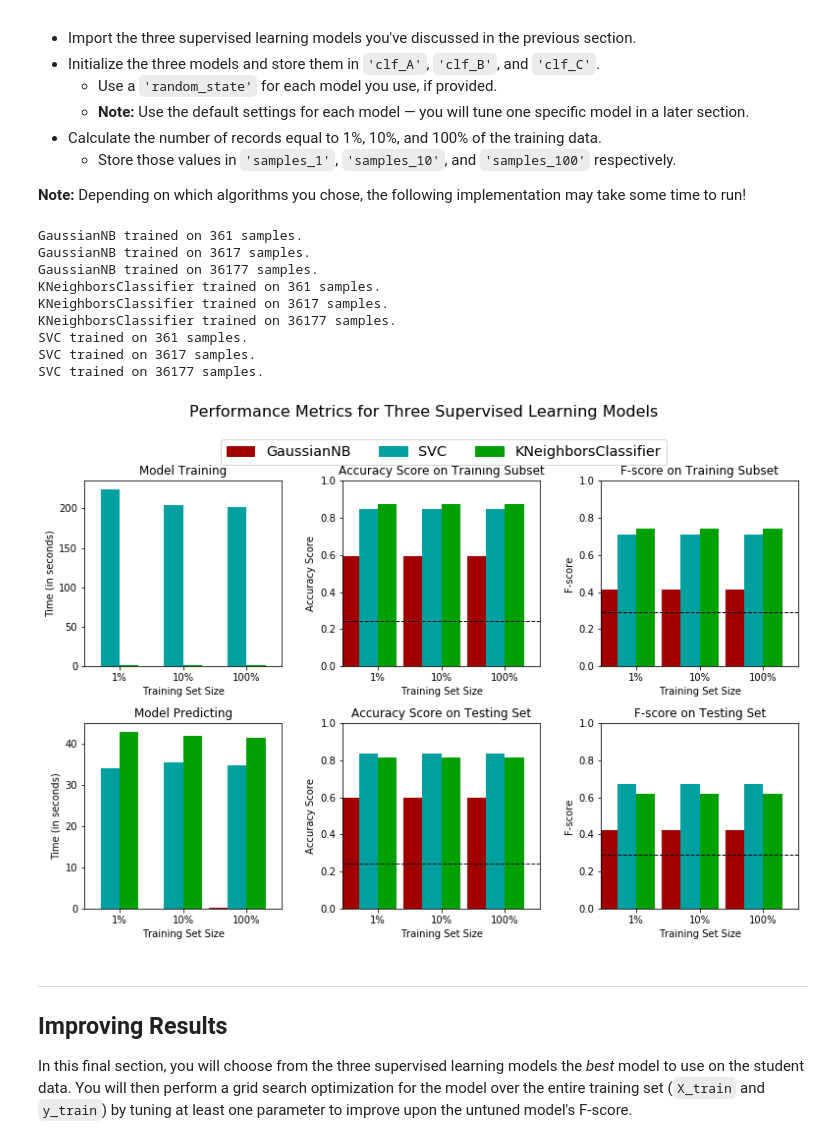
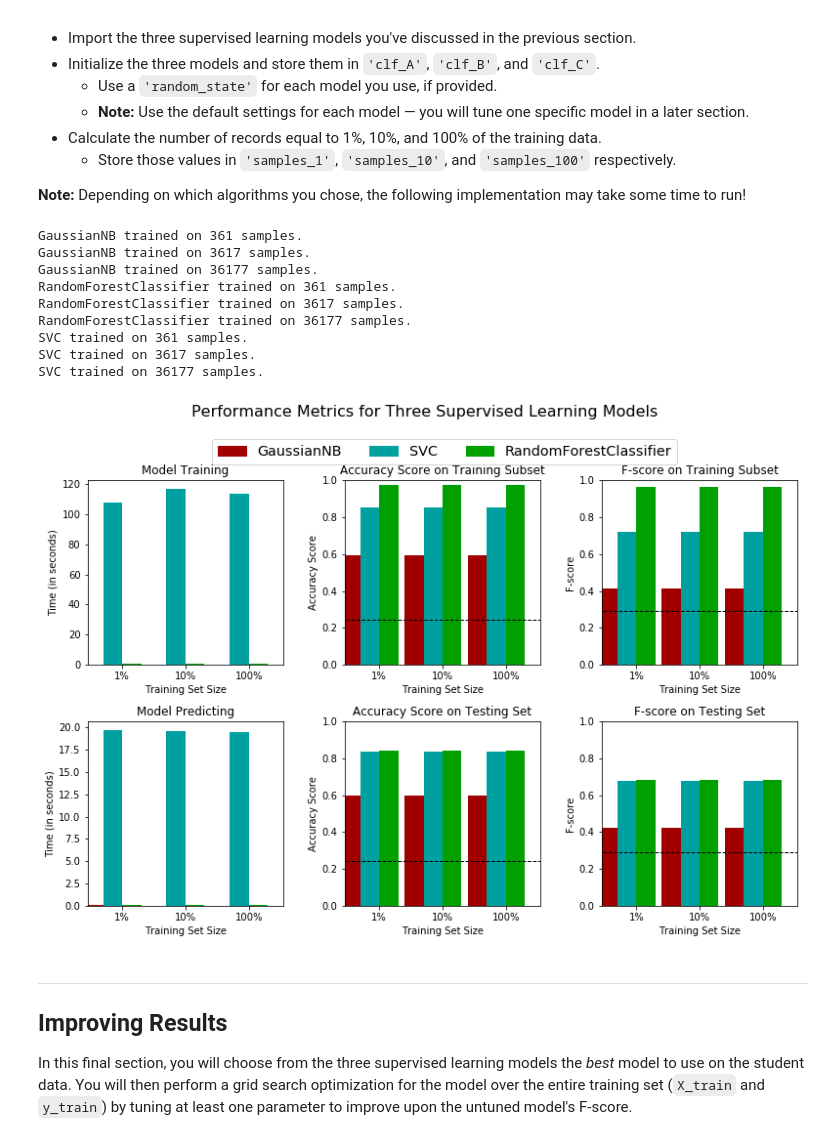
Before and after one commit to edantonio505/finding_donors, a Jupyter notebook: finding_donors.ipynb, the cells around one changed output. Cells and saved outputs as stored; diff of their text form; code cells hidden in the pictures.

```diff
--- a/finding_donors.ipynb
+++ b/finding_donors.ipynb
@@ -428,44 +430,44 @@ In the code cell, you will need to implement the following:
 # %%
 # TODO: Import the three supervised learning models from sklearn
 from sklearn.naive_bayes import GaussianNB
-from sklearn.neighbors import KNeighborsClassifier
 from sklearn import svm
+from sklearn.ensemble import RandomForestClassifier
 
 # TODO: Initialize the three models
 clf_A = GaussianNB()
-clf_B = KNeighborsClassifier(n_neighbors=3)
+clf_B = RandomForestClassifier(random_state = 42)
 clf_C = svm.SVC(random_state = 42)
 
 # TODO: Calculate the number of samples for 1%, 10%, and 100% of the training data
 # HINT: samples_100 is the entire training set i.e. len(y_train)
 # HINT: samples_10 is 10% of samples_100
 # HINT: samples_1 is 1% of samples_100
 samples_100 = len(y_train)
 samples_10 = len(y_train) / 10
 samples_1 = len(y_train) / 100
 
 # Collect results on the learners
 results = {}
 for clf in [clf_A, clf_B, clf_C]:
     clf_name = clf.__class__.__name__
     results[clf_name] = {}
     for i, samples in enumerate([samples_1, samples_10, samples_100]):
         results[clf_name][i] = \
         train_predict(clf, samples, X_train, y_train, X_test, y_test)
 
 # Run metrics visualization for the three supervised learning models chosen
 vs.evaluate(results, accuracy, fscore)
 # %% [output]
 GaussianNB trained on 361 samples.
 GaussianNB trained on 3617 samples.
 GaussianNB trained on 36177 samples.
-KNeighborsClassifier trained on 361 samples.
-KNeighborsClassifier trained on 3617 samples.
-KNeighborsClassifier trained on 36177 samples.
+RandomForestClassifier trained on 361 samples.
+RandomForestClassifier trained on 3617 samples.
+RandomForestClassifier trained on 36177 samples.
 SVC trained on 361 samples.
 SVC trained on 3617 samples.
 SVC trained on 36177 samples.
-[figure, old version]
+[figure, new version]
 # %% [markdown]
 ----
 ## Improving Results
```
Also changed, not shown: parts of 16 cells of this notebook, 4 other files.
